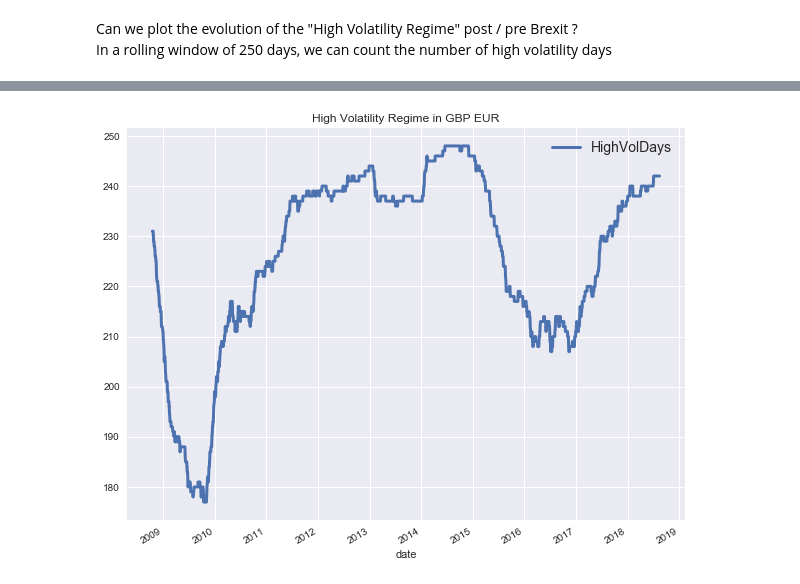
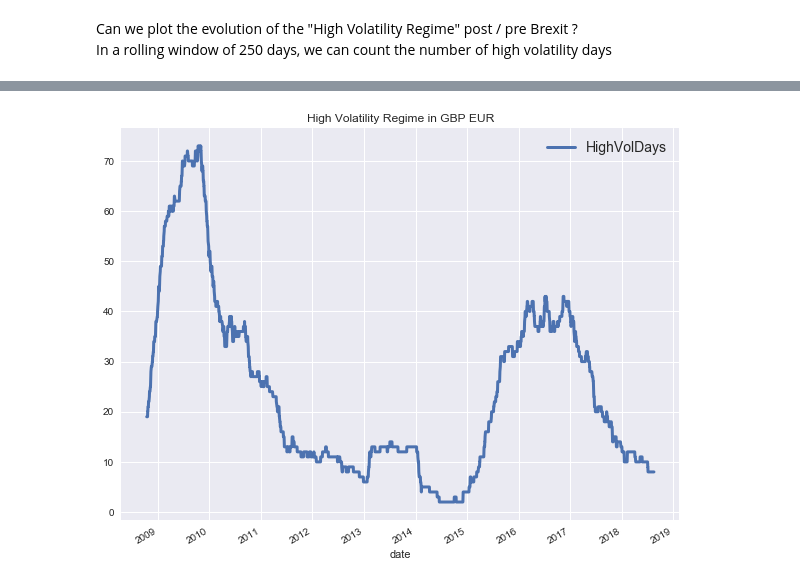
Before and after one commit to RiskConcile/workshop, a Jupyter notebook: Exercises/1.Machine Learning/Code/2.Unsupervised Learning/2.HMM/1.HMM.ipynb, the cells around one changed output, grey strips where cells are left out. Drawn from its saved outputs; the diff is of its cells as text; code cells hidden in the pictures.

```diff
--- a/Exercises/1.Machine Learning/Code/2.Unsupervised Learning/2.HMM/1.HMM.ipynb
+++ b/Exercises/1.Machine Learning/Code/2.Unsupervised Learning/2.HMM/1.HMM.ipynb
@@ -153,7 +191,8 @@ Can we plot the evolution of the "High Volatility Regime" post / pre Brexit ?
 # %%
 df['Regime']= Z
-df['HighVolDays']=df['Regime'].rolling(window=250).apply(lambda x : np.sum(x==1))
+df['HighVolDays']=df['Regime'].rolling(window=250).apply(lambda x : np.sum(x==0))
 df['HighVolDays'].plot(figsize=(10,8),title='High Volatility Regime in GBP EUR',linewidth=3);
+df['Vol']=df['LogRet'].rolling(window=250).apply(lambda x : np.std(x)*np.sqrt(250)*100)
 plt.legend(fontsize=14);
 # %% [output]
-[figure, old version]
+[figure, new version]
```
Also changed, not shown: parts of 14 cells of this notebook.
